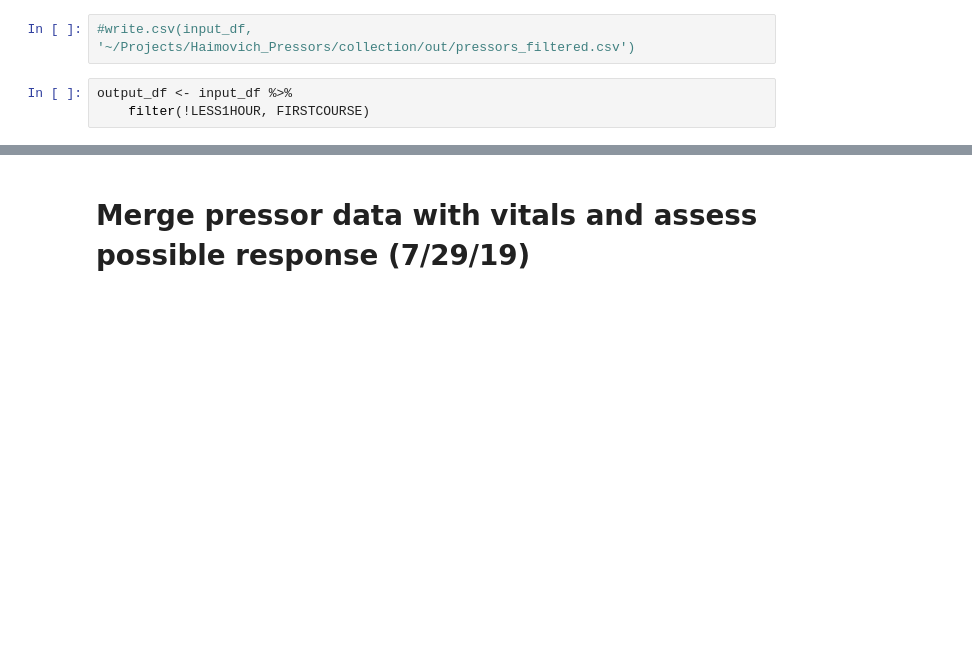
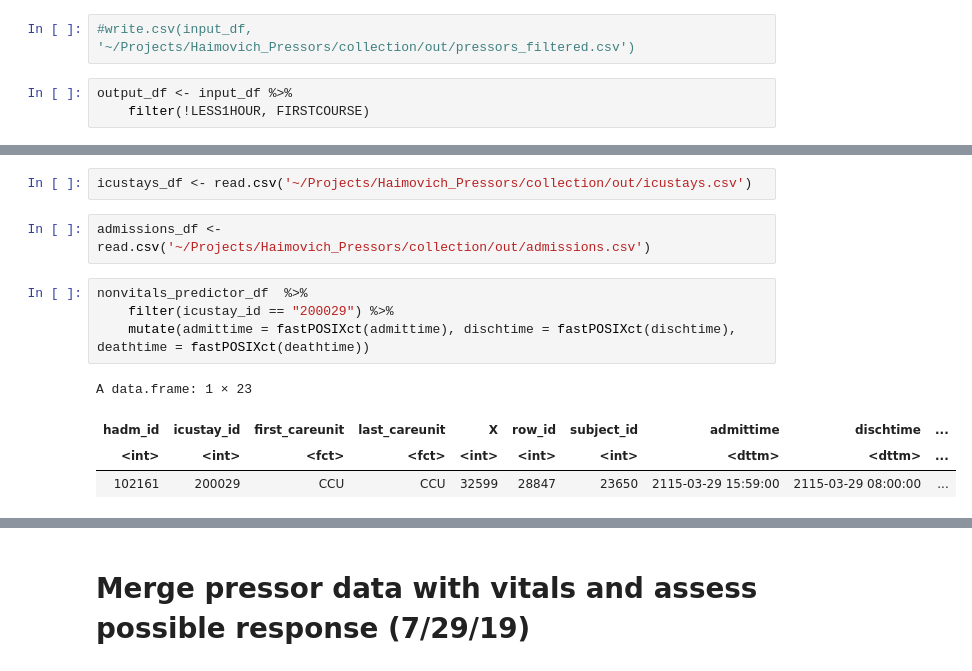
Before and after one commit to ruoyijiang/general, a Jupyter notebook: projects/haimovich_pressors/R_Pressor_Outcomes.ipynb, the cells around one changed output, grey strips where cells are left out. Cells and saved outputs as stored; diff of their text form; blank space fills up the shorter version.

```diff
--- a/projects/haimovich_pressors/R_Pressor_Outcomes.ipynb
+++ b/projects/haimovich_pressors/R_Pressor_Outcomes.ipynb
@@ -278,0 +268,13 @@ output_df <- input_df %>%
+# %%
+icustays_df <- read.csv('~/Projects/Haimovich_Pressors/collection/out/icustays.csv')
+# %%
+admissions_df <- read.csv('~/Projects/Haimovich_Pressors/collection/out/admissions.csv')
+# %%
+nonvitals_predictor_df  %>%
+    filter(icustay_id == "200029") %>%
+    mutate(admittime = fastPOSIXct(admittime), dischtime = fastPOSIXct(dischtime), deathtime = fastPOSIXct(deathtime))
+# %% [output]
+A data.frame: 1 × 23
+| hadm_id | icustay_id | first_careunit | last_careunit | X | row_id | subject_id | admittime | dischtime | ... |
+| <int> | <int> | <fct> | <fct> | <int> | <int> | <int> | <dttm> | <dttm> | ... |
+| 102161 | 200029 | CCU | CCU | 32599 | 28847 | 23650 | 2115-03-29 15:59:00 | 2115-03-29 08:00:00 | ... |
```
Also changed, not shown: parts of 16 cells of this notebook.
